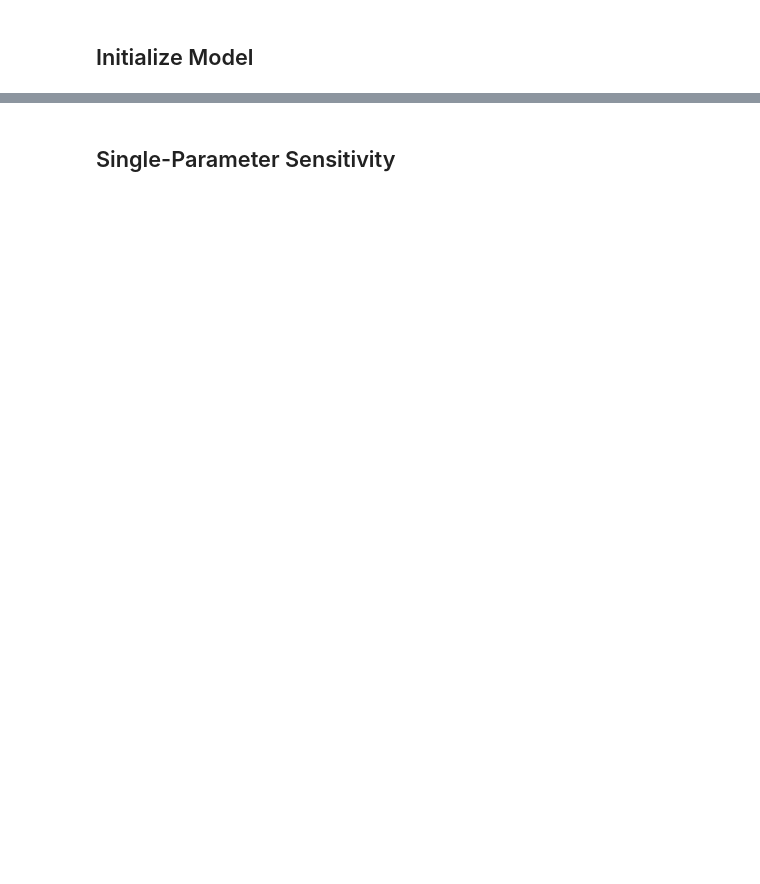
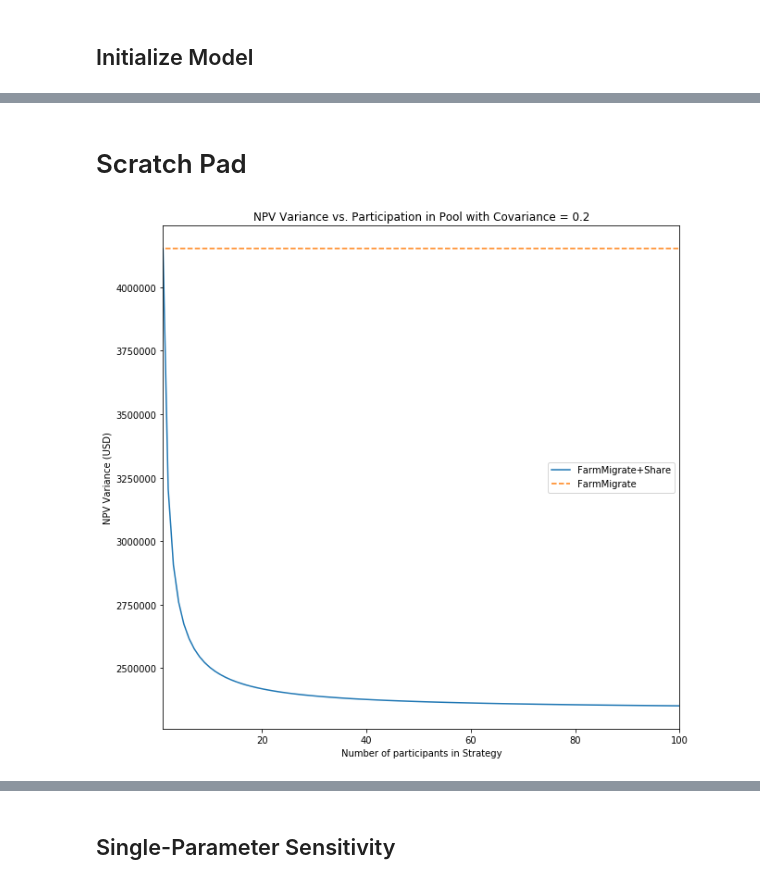
Before and after one commit to nchoquettelevy/FarmerGameTheorySimulation, a Jupyter notebook: RiskTransferSimulations.ipynb, the cells around one changed output, grey strips where cells are left out. Saved outputs shown, nothing was run; the diff lists cells and outputs as text; code cells hidden in the pictures; blank space fills up the shorter version.

```diff
--- a/RiskTransferSimulations.ipynb
+++ b/RiskTransferSimulations.ipynb
@@ -440,7 +530,7 @@ def household_update(strategy_panel, matrix):
 
     return strategy_panel
 # %%
-#Select Utility Function
+#Returns utility matrix based on input utility function
 def utility_select(utility_function, strategy_names, risk_factor, prior_strategies, households, mu_farm, mu_farm_drought, mu_farm_nd, farm_k, alpha, mu_migrate, var_farm_d, var_farm_nd, var_migrate, beta, cost_farm, cost_migrate, p_drought, altruism_factor, max_altruism, k):
     matrix = {key : 0 for key in strategy_names}
     if utility_function == 'Self-Interested':
@@ -472,7 +562,10 @@ def fermi_calc(households, strategies, i, t, function, matrix, sel_strength, mut
         utility_y = matrix[y_strategy]
 
     #Probability will be lower value (closer to 0) when selection strength and utility difference is high
-    remain_probability = (1 + math.exp(sel_strength * (utility_y - utility_x))) ** (-1)
+    try:
+        remain_probability = (1 + math.exp(sel_strength * (utility_y - utility_x) / np.abs(utility_x))) ** (-1)
+    except OverflowError:
+        remain_probability = 0
 
     draw = np.random.random()
 
@@ -533,8 +740,8 @@ sens_frequency_dist = []
 for step in range(sensitivity_steps):
     sim_frequency_dist = []
 
-    init_sens_parameter = 0.5
-    final_sens_parameter = 0.5
+    init_sens_parameter = 0.0
+    final_sens_parameter = 1.0
 
     if sensitivity_steps == 1:
         sens_parameter = init_sens_parameter
@@ -545,12 +752,14 @@ for step in range(sensitivity_steps):
 
     strategy_names = ['Farm', 'FarmMigrate', 'Farm+Share', 'FarmMigrate+Share', 'Farm+Ins', 'FarmMigrate+Ins', 'Farm+Share+Ins', 'FarmMigrate+Share+Ins']
 
-    mu_farm_drought, mu_farm_nd, var_drought, var_nd = farm_drought(mu_farm, farm_k, p_drought)
+    mu_farm_drought, mu_farm_nd, var_drought, var_nd = farm_drought(mu_farm, farm_k, p_drought, objective_drought)
 
 
     for a in range(simulations):
         print(a)
         initial_strategies = _init_(households)
+        #initial_strategies = _init_mono_(strategy_names, households)
+
         strategies = [''] * households
         strategies = initial_strategies
         frequency_dist = []
@@ -568,6 +777,6 @@ for step in range(sensitivity_steps):
 
 t1_stop = process_time()
 print('Elapsed Time:', (t1_stop - t1_start) / 60)
-prefix = 'Altruism_alpha1max2'
-np.save(str(prefix) + '_frequencydist.npy', sens_frequency_dist)
+prefix = str(utility_function) + '_LocalMigrate'
+#np.save(str(prefix) + '_frequencydist.npy', sens_frequency_dist)
 # %% [output]
@@ -713,0 +800,43 @@ Current Strategy: FarmMigrate+Share+Ins
+# %% [markdown]
+# Scratch Pad
+# %%
+#Plotting variance of shared pool as a function of participants (varying strategies)
+
+x = np.linspace(0,households, households+1)
+
+y = np.zeros(households+1)
+y_0 = np.zeros(households+1)
+#frequency_dist = {key: 0 for key in strategy_names}
+#strategy='FarmMigrate+Share'
+#baseline = 'FarmMigrate'
+
+shared_strategies = ['FarmMigrate+Share']
+baseline_strategies = ['FarmMigrate']
+
+y_dict = {key : y for key in shared_strategies}
+y0_dict = {key: y_0 for key in baseline_strategies}
+
+f, ax1 = plt.subplots(figsize=[10,10])
+
+for strat, base in zip(shared_strategies, baseline_strategies):
+    frequency_dist = {key: 0 for key in strategy_names}
+    for i in range(len(x)):
+        frequency_dist[strat] = x[i] / households
+        variances = variance_calc(mu_farm, farm_k, p_drought, alpha, var_drought, var_nd, var_migrate, beta, rho_mig, frequency_dist, households, p_cov, strategy_names, time_horizon, discount_rate)
+        y_dict[strat][i], y0_dict[base][i] = variances[strat], variances[baseline]
+
+
+    ax1.plot(x,y_dict[strat], label=strat)
+    ax1.plot(x,y0_dict[base], ls='--', label=base)
+#ax1.plot(x, y_0, ls='--')
+ax1.set_ylabel('NPV Variance (USD)')
+ax1.set_xlabel('Number of participants in Strategy')
+ax1.set_xlim([1,households])
+#ax1.set_ylim([2000000, 4500000])
+plt.legend()
+plt.title('NPV Variance vs. Participation in Pool with Covariance = ' + str(p_cov))
+plt.show()
+
+#plt.savefig('PoolVariance.png', bbox_inches='tight')
+# %% [output]
+[figure, added]
```
Also changed, not shown: parts of 37 cells of this notebook.
